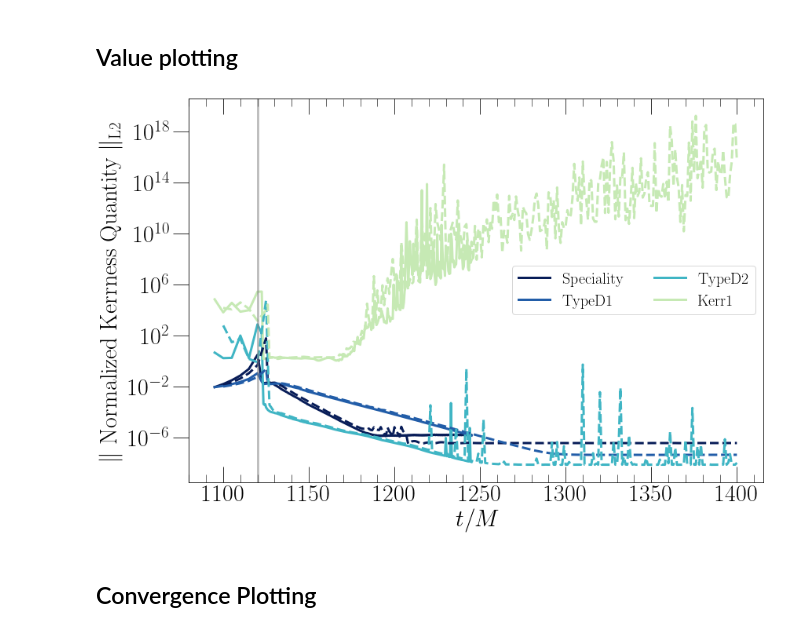
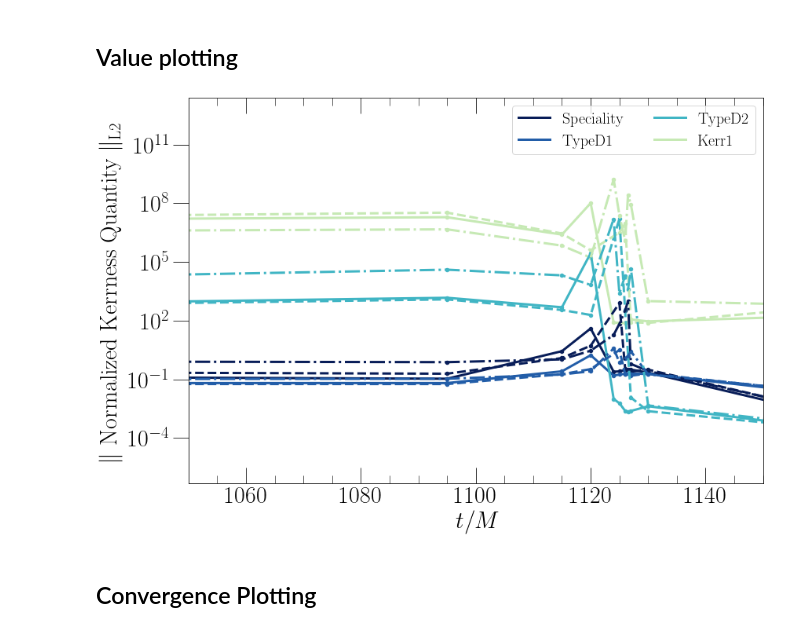
Before and after one commit to mariaokounkova/KerrnessBinaries, a Jupyter notebook: KerrnessBinaries.ipynb, the cells around one changed output. Saved outputs shown, nothing was run; the diff lists cells and outputs as text; code cells hidden in the pictures.

Commit message:
KerrnessBinaries: Scatter plot Linf norms
Scatter plot Linf norms on the domain
to check convergence

```diff
--- a/KerrnessBinaries.ipynb
+++ b/KerrnessBinaries.ipynb
@@ -50,38 +50,40 @@ def PlotValues():
 
     def ReadValues(l):
         p = "/Users/mokounkova/KerrnessBinaries/Data/Orbital"
         f = p + "/Lev" + l + "/Values.dat"
-        #time, s, d1, d2, k = np.loadtxt(f, comments="#",usecols=([0,1,3,6,8]),unpack=True)
-        time, s, d1, d2, k = np.loadtxt(f, comments="#",usecols=([0,2,4,5,7]),unpack=True)
+        time, s, d1, d2, k = np.loadtxt(f, comments="#",usecols=([0,1,2,3,4]),unpack=True)
+        #time, s, d1, d2, k = np.loadtxt(f, comments="#",usecols=([0,2,4,5,7]),unpack=True)
         return time, s, d1, d2, k
 
     def PlotValues(l, ls):
         t, s, d1, d2, k = ReadValues(l)
         cmap = matplotlib.cm.get_cmap('YlGnBu')
         labels = ['Speciality', 'TypeD1', 'TypeD2', 'Kerr1']
         colors = [cmap((float(i) + 1)/len(labels)) for i in range(len(labels))][::-1]
         quants = [s, d1, d2, k]
         for q, c, lab in zip(quants, colors, labels):
             plt.plot(t, q, color = c, ls = ls, label = lab if ls == '-' else '')
+            plt.scatter(t, q, color = c, s=20)
 
     PlotValues('2', '-')
     PlotValues('1', '--')
-    #PlotValues('0', '-.')
-    plt.axvline(1120.0, color='gray', alpha=0.5)
+    PlotValues('0', '-.')
+    #plt.axvline(1120.0, color='gray', alpha=0.5)
 
     plt.yscale('log')
+    plt.xlim(1050, 1150)
     #plt.ylim(5e-2, 9e-1)
     plt.legend(ncol = 2)
     plt.ylabel('$\|$ Normalized Kerrness Quantity $\|_\mathrm{L2}$')
     plt.xlabel(r'$t/M$')
     plt.tight_layout()
     plt.savefig('DomainNorms.pdf')
     plt.show()
 
 
 PlotValues()
 # %% [output]
-[figure, old version]
+[figure, new version]
 # %% [markdown]
 ## Convergence Plotting
 # %%
```
